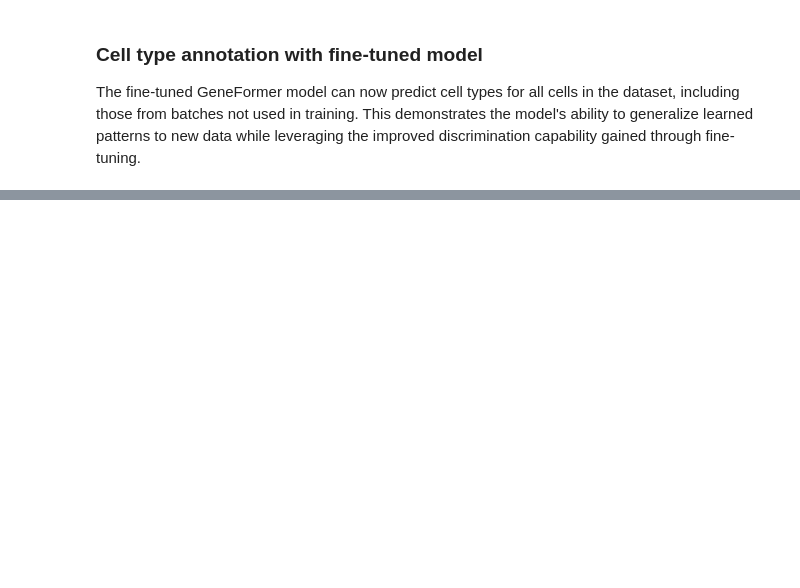
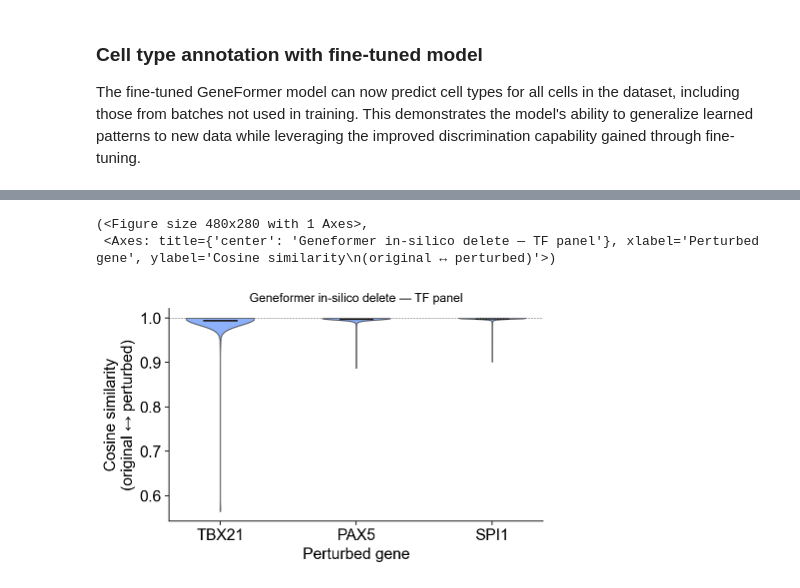
Before and after one commit to DBinary/omicverse-tutorials, a Jupyter notebook: docs/Tutorials-llm/t_geneformer.ipynb, the cells around one changed output, grey strips where cells are left out. Drawn from its saved outputs; the diff is of its cells as text; code cells hidden in the pictures; blank space fills up the shorter version.

```diff
--- a/docs/Tutorials-llm/t_geneformer.ipynb
+++ b/docs/Tutorials-llm/t_geneformer.ipynb
@@ -533,0 +467,15 @@ ov.pl.perturbation_embedding_shift(adata, perturb_result,
+# %%
+# Stratified subset so each cell-type contributes ~equally and the rare
+# lineages (B cells, NK cells, ...) carry enough of the perturbed cells
+# to give a stable downstream-gene ranking.
+import numpy as np
+target_per_type = 100
+rng = np.random.default_rng(0)
+keep_idx = []
+for ct, idx in adata.obs.groupby('cell_type').groups.items():
+    pick = rng.choice(idx, min(target_per_type, len(idx)), replace=False)
+    keep_idx.extend(pick)
+adata_pert = adata[keep_idx].copy()
+adata_pert.obs['cell_barcode'] = adata_pert.obs_names.values
+adata_pert.obs['n_counts'] = np.asarray(adata_pert.X.sum(axis=1)).flatten()
+print(f'subset shape: {adata_pert.shape}')
@@ -533,0 +484,10 @@ ov.pl.perturbation_embedding_shift(adata, perturb_result,
+# %%
+# Run the in-silico knockout. `compute_gene_shifts=True` (default) extracts
+# per-token embeddings so we can also rank downstream genes per TF.
+perturb_result = manager.model.perturb_genes(
+    adata_pert,
+    target_genes=['SPI1', 'PAX5', 'TBX21'],
+    perturb_type='delete',
+    max_ncells=adata_pert.n_obs,   # use the whole stratified subset
+    forward_batch_size=50,
+)
@@ -533,0 +528,7 @@ ov.pl.perturbation_embedding_shift(adata, perturb_result,
+# %%
+ov.pl.perturbation_shift_violin(perturb_result,
+                                title='Geneformer in-silico delete — TF panel')
+# %% [output]
+(<Figure size 480x280 with 1 Axes>,
+ <Axes: title={'center': 'Geneformer in-silico delete — TF panel'}, xlabel='Perturbed gene', ylabel='Cosine similarity\n(original ↔ perturbed)'>)
+[figure, added]
```
Also changed, not shown: parts of 24 cells of this notebook, 1 other file.
